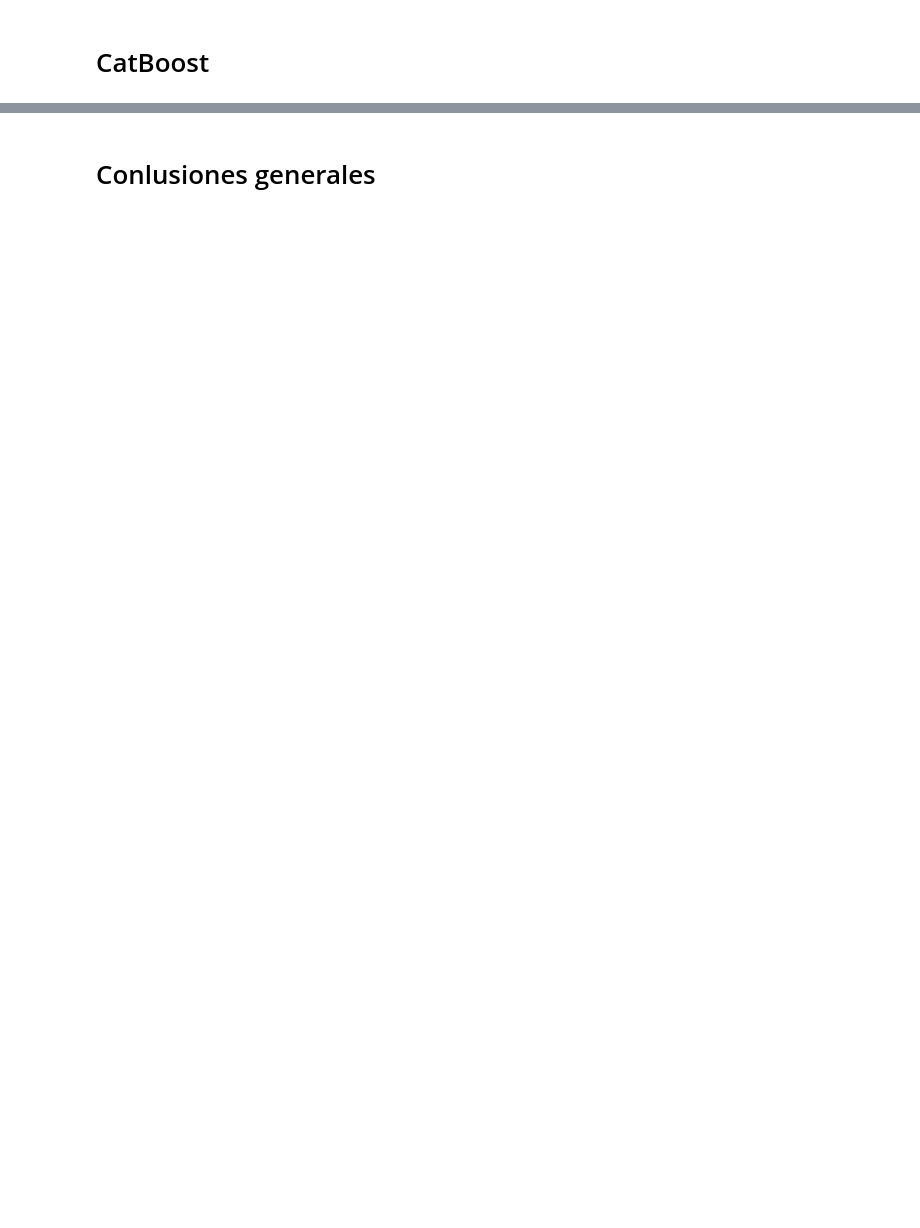
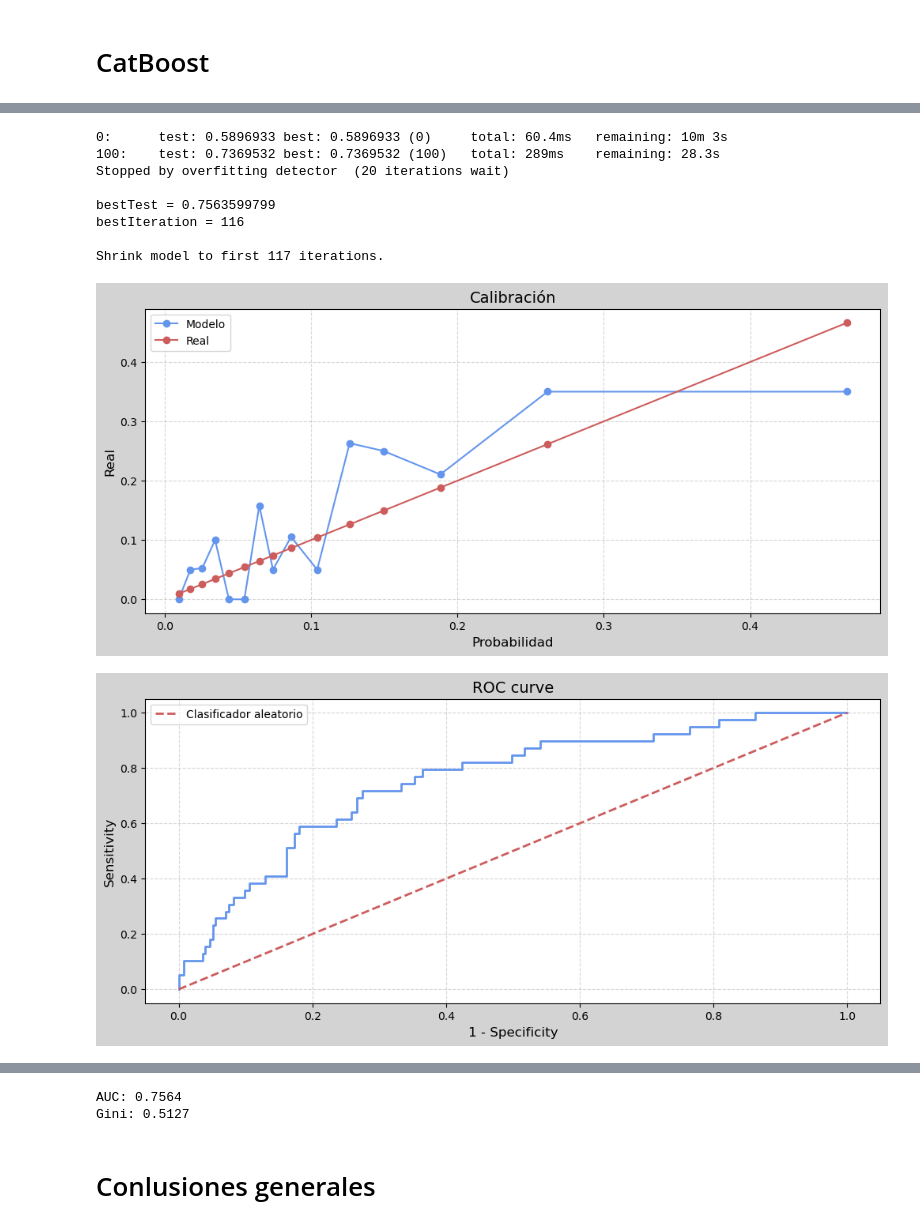
Before and after one commit to zayo1511/LabAprEst, a Jupyter notebook: Parcial3/ExamenPractico.ipynb, the cells around one changed output, grey strips where cells are left out. Cells and saved outputs as stored; diff of their text form; code cells hidden in the pictures; blank space fills up the shorter version.

```diff
--- a/Parcial3/ExamenPractico.ipynb
+++ b/Parcial3/ExamenPractico.ipynb
@@ -232,7 +232,14 @@ def lightgbm(X_train, X_test, y_train, y_test):
 
     return print(f'AUC: {auc:.4f}\nGini: {gini:.4f}')
 
-def catboost(X_train, X_test, y_train, y_test):
+def catboost():
+    data = pd.read_csv('Data/hr_role.csv')
+    data['Attrition'] = data['Attrition'].map({'Yes': 1, 'No': 0})
+    target = 'Attrition'
+    y = data[target]
+    X = data.copy().drop(target, axis=1)
+    X_train, X_test, y_train, y_test = train_test_split(X, y, test_size=0.2, random_state=42)
+
     cat_cols = [col for col in X_train.columns if X_train[col].nunique() < 50]
 
     for col in cat_cols:
@@ -388,0 +386,13 @@ Gini: 0.4333
+# %%
+catboost()
+# %% [output]
+0:      test: 0.5896933 best: 0.5896933 (0)     total: 60.4ms   remaining: 10m 3s
+100:    test: 0.7369532 best: 0.7369532 (100)   total: 289ms    remaining: 28.3s
+Stopped by overfitting detector  (20 iterations wait)
+
+bestTest = 0.7563599799
+bestIteration = 116
+
+Shrink model to first 117 iterations.
+[figure, added]
+[figure, added]
@@ -389,2 +401,4 @@ Gini: 0.4333
+AUC: 0.7564
+Gini: 0.5127
 # %% [markdown]
 # Conlusiones generales
```
Also changed, not shown: parts of 8 cells of this notebook, 6 other files.
